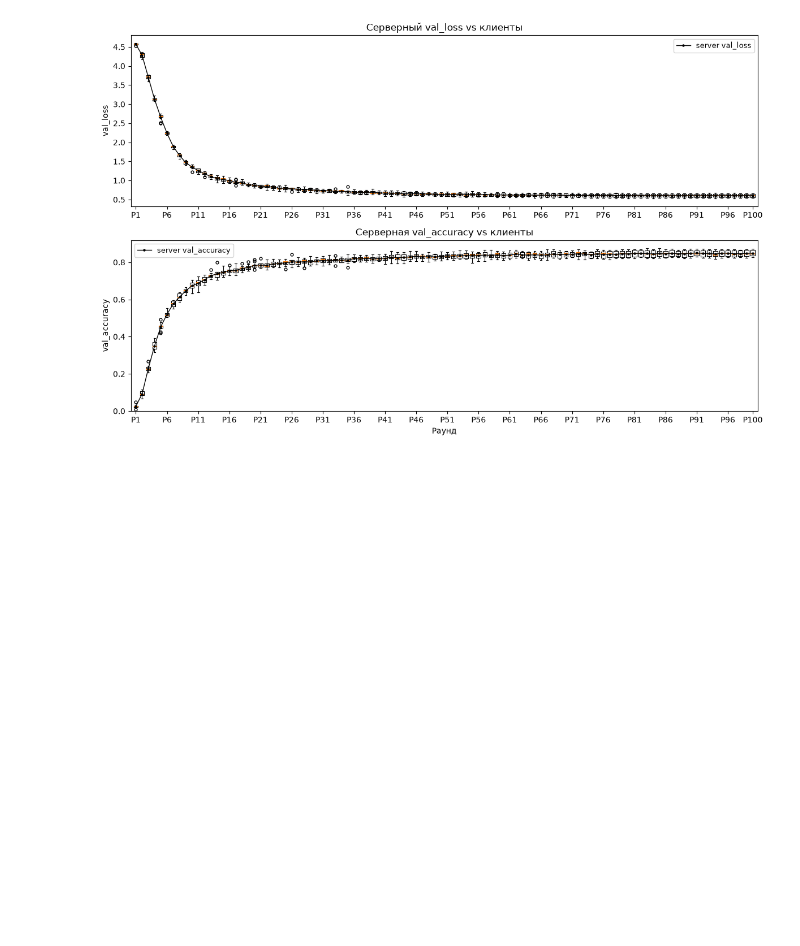
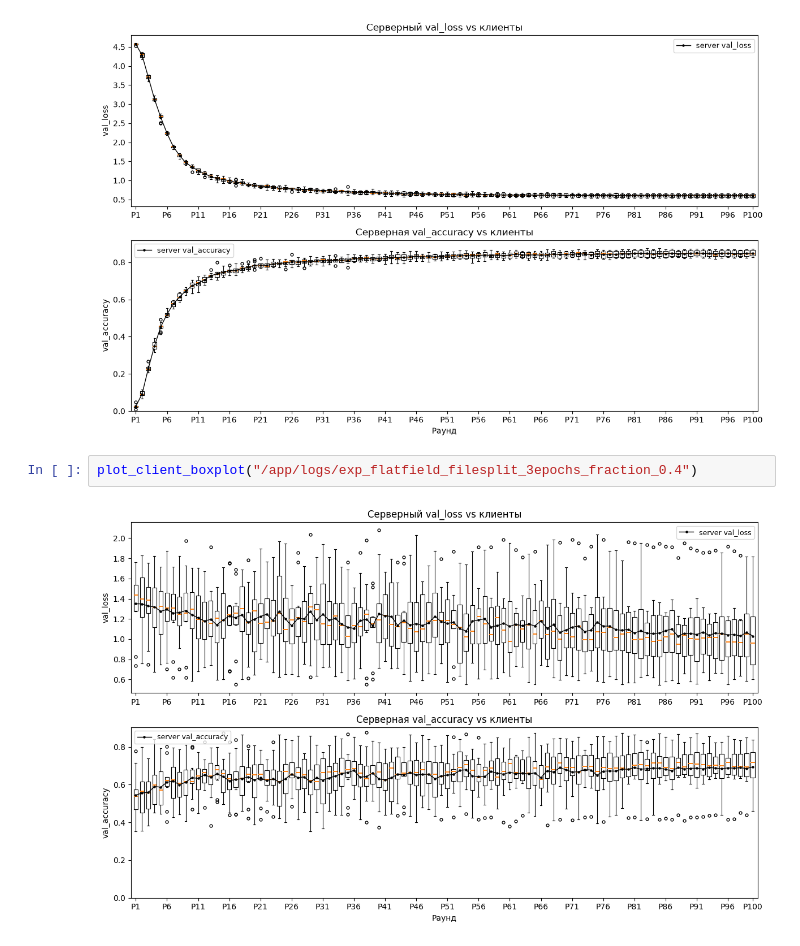
Before and after one commit to Ilyaant/federated-learning-experiments, a Jupyter notebook: notebooks/metrics.ipynb, the cells around one changed output. Drawn from its saved outputs; the diff is of its cells as text; blank space fills up the shorter version.

```diff
--- a/notebooks/metrics.ipynb
+++ b/notebooks/metrics.ipynb
@@ -373,3 +373,7 @@ plot_client_boxplot("/app/logs/exp_new_aug_20261004_no_blur_noise")
 plot_client_boxplot("/app/logs/cifar100_federated_resize224_no_aug")
 # %% [output]
 [figure]
+# %%
+plot_client_boxplot("/app/logs/exp_flatfield_filesplit_3epochs_fraction_0.4")
+# %% [output]
+[figure, added]
```
Also changed, not shown: parts of 1 cell of this notebook, 5 other files.
